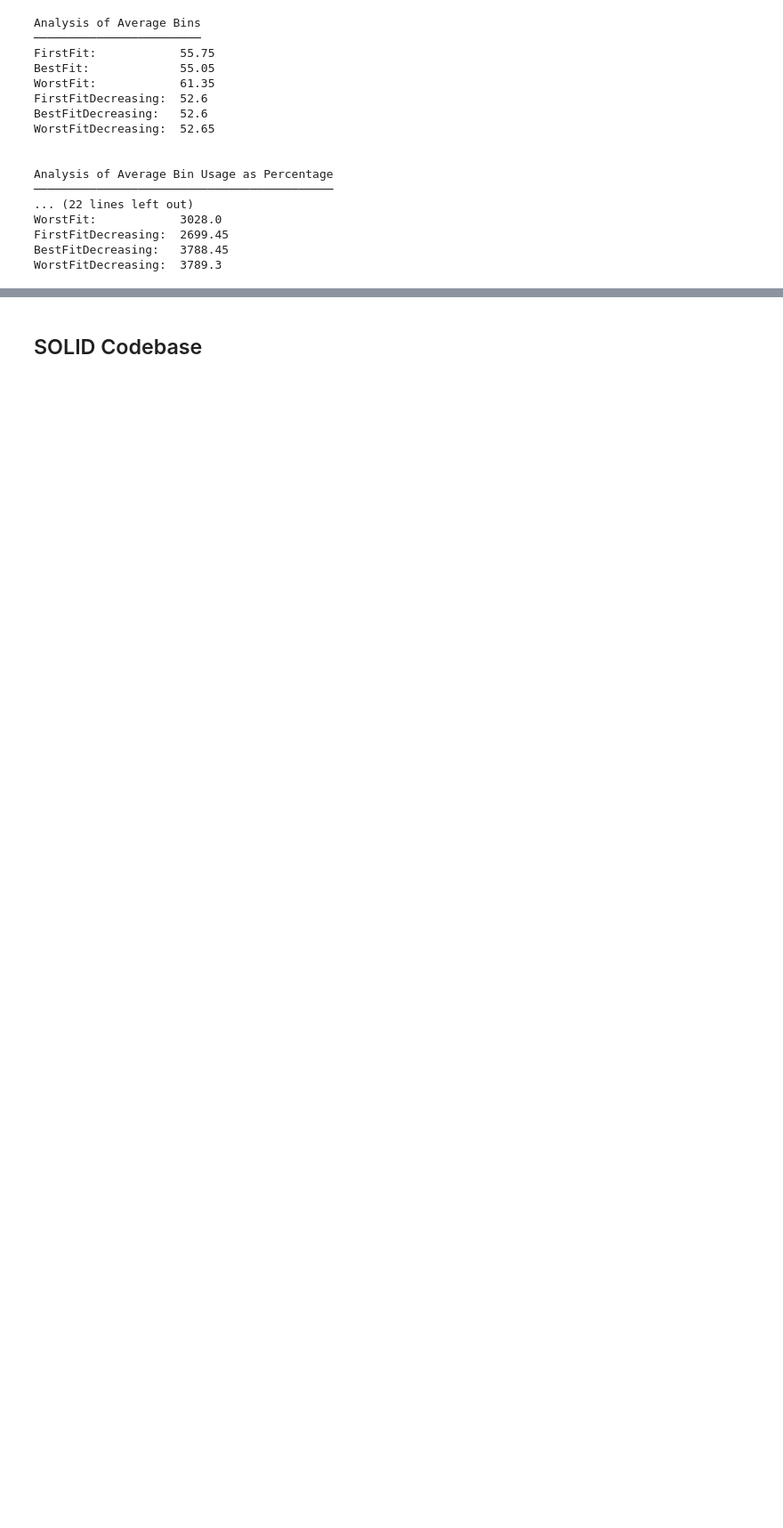
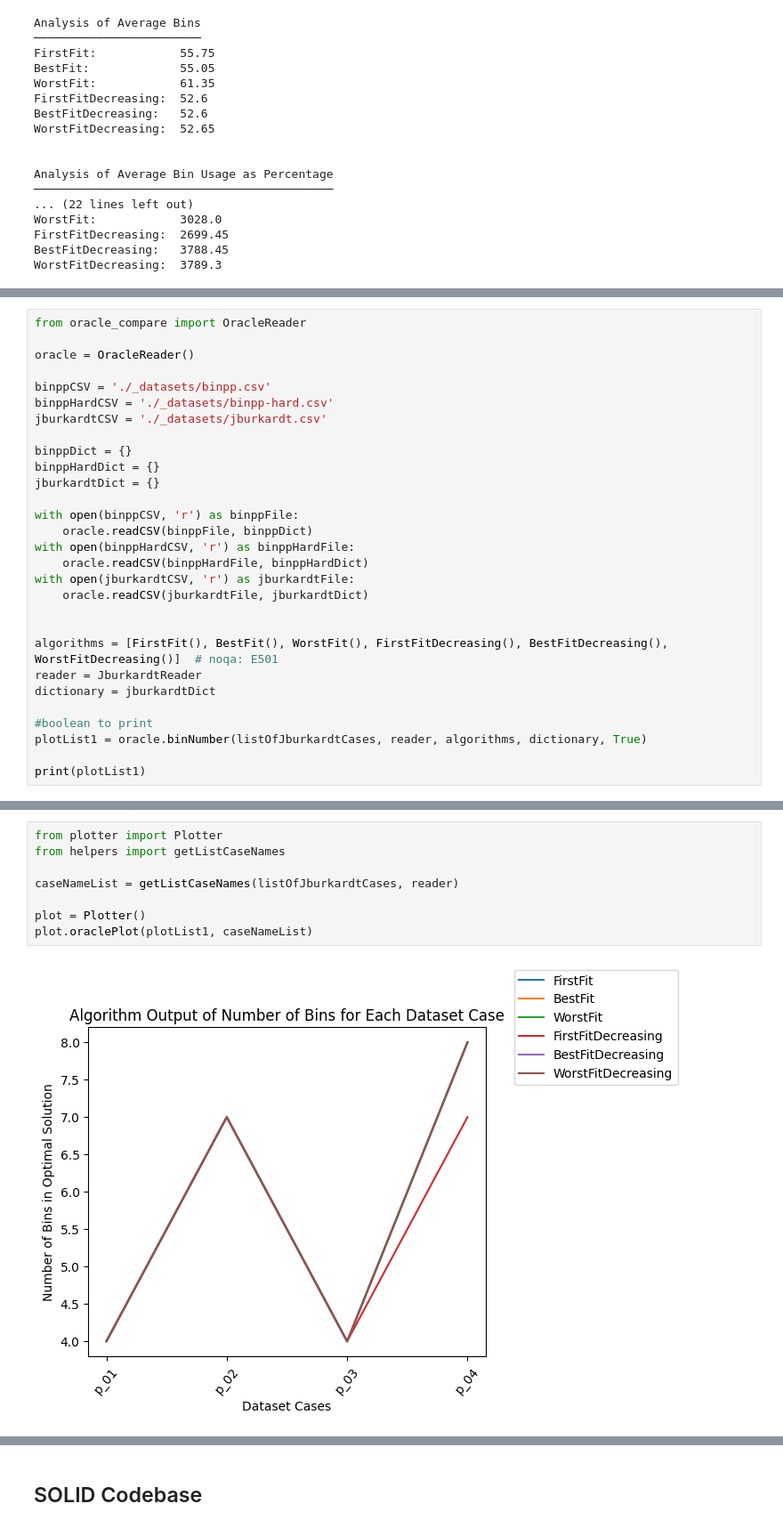
Before and after one commit to arvindshastri/binpacking, a Jupyter notebook: report.ipynb, the cells around one changed output, grey strips where cells are left out. Shown: that part at 89% size. Cells and saved outputs as stored; diff of their text form; blank space fills up the shorter version.

Commit message:
Initial oracleCompare plot for all data categories

```diff
--- a/report.ipynb
+++ b/report.ipynb
@@ -108,0 +109,29 @@ WorstFitDecreasing:  3789.3
+# %%
+from oracle_compare import OracleReader
+
+oracle = OracleReader()
+
+binppCSV = './_datasets/binpp.csv'
+binppHardCSV = './_datasets/binpp-hard.csv'
+jburkardtCSV = './_datasets/jburkardt.csv'
+
+binppDict = {}
+binppHardDict = {}
+jburkardtDict = {}
+
+with open(binppCSV, 'r') as binppFile:
+    oracle.readCSV(binppFile, binppDict)
+with open(binppHardCSV, 'r') as binppHardFile:
+    oracle.readCSV(binppHardFile, binppHardDict)
+with open(jburkardtCSV, 'r') as jburkardtFile:
+    oracle.readCSV(jburkardtFile, jburkardtDict)
+
+
+algorithms = [FirstFit(), BestFit(), WorstFit(), FirstFitDecreasing(), BestFitDecreasing(), WorstFitDecreasing()]  # noqa: E501
+reader = JburkardtReader
+dictionary = jburkardtDict
+
+#boolean to print
+plotList1 = oracle.binNumber(listOfJburkardtCases, reader, algorithms, dictionary, True)
+
+print(plotList1)
@@ -108,0 +156,10 @@ WorstFitDecreasing:  3789.3
+# %%
+from plotter import Plotter
+from helpers import getListCaseNames
+
+caseNameList = getListCaseNames(listOfJburkardtCases, reader)
+
+plot = Plotter()
+plot.oraclePlot(plotList1, caseNameList)
+# %% [output]
+[figure, added]
```
Also changed, not shown: parts of 4 cells of this notebook, 3 other files.
